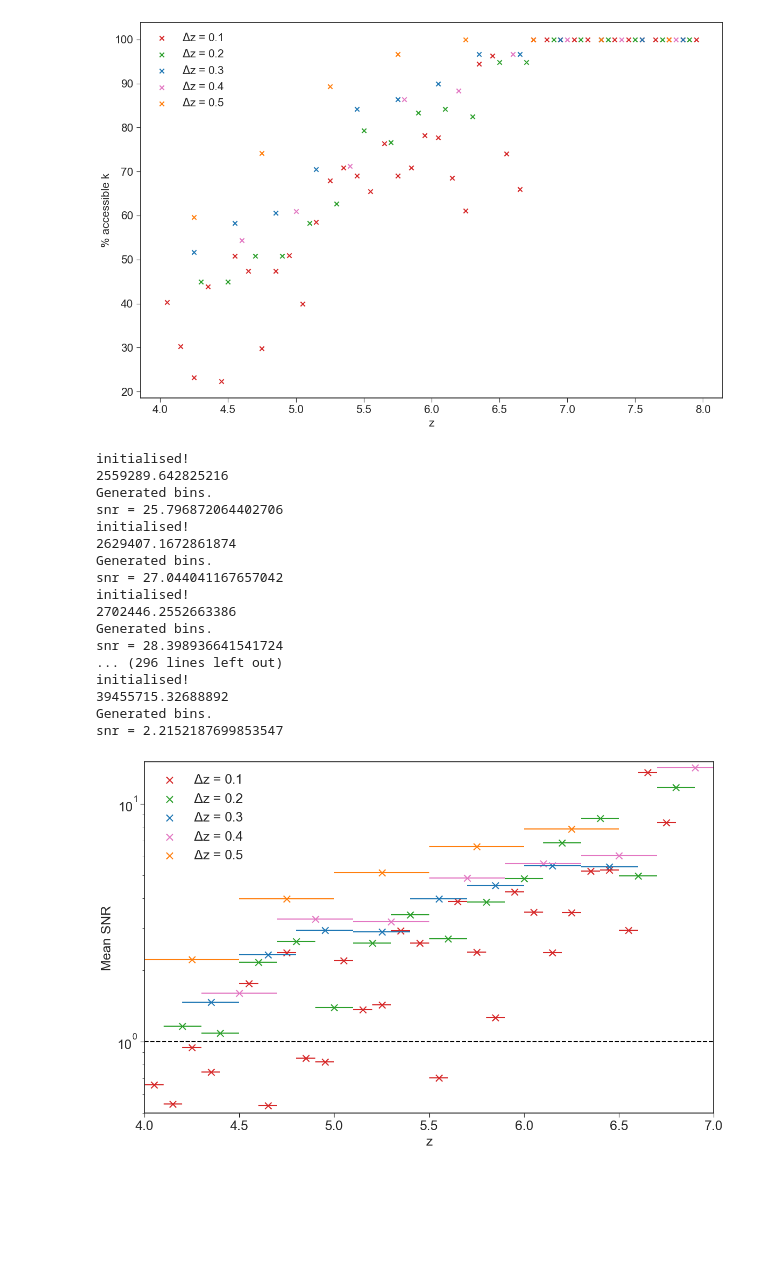
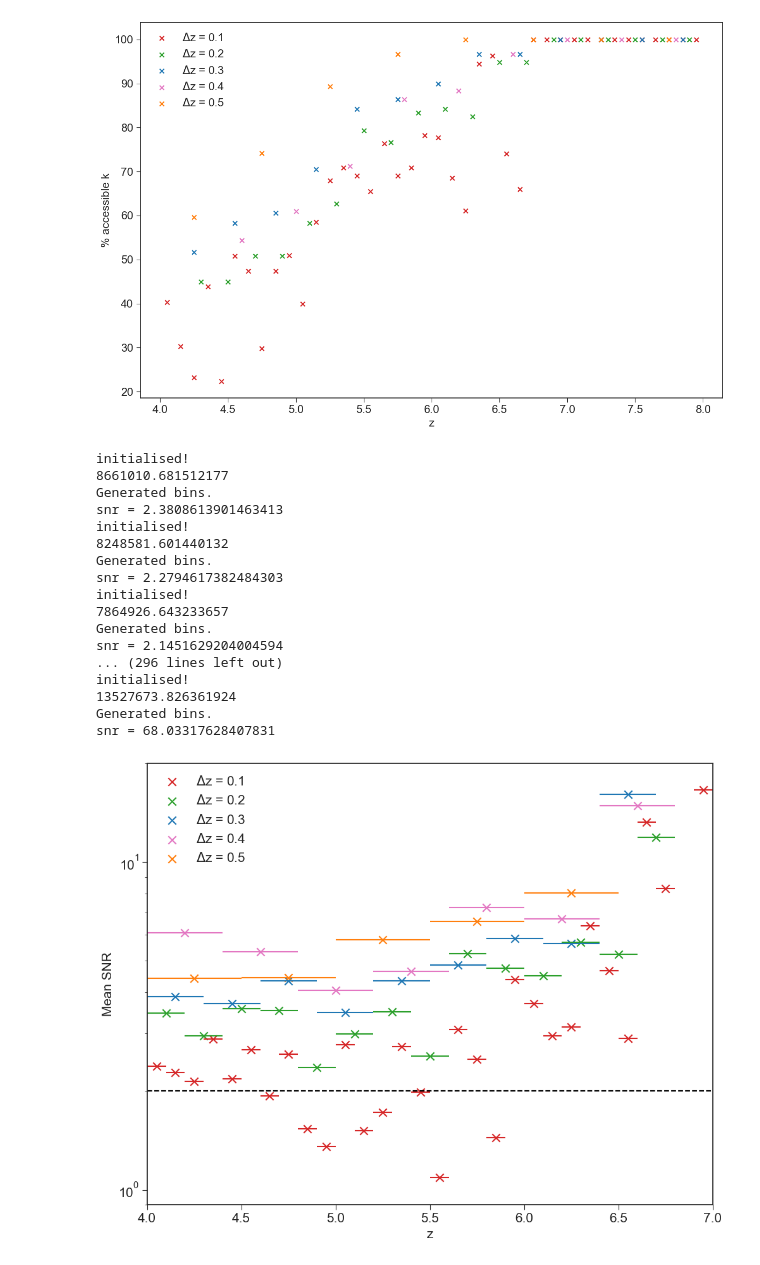
Before and after one commit to raxquax123/postEoR, a Jupyter notebook: Notebooks/examples.ipynb, the cells around one changed output. Drawn from its saved outputs; the diff is of its cells as text; code cells hidden in the pictures; blank space fills up the shorter version.

Commit message:
adds correction factor, bug fixes to redshift binning

```diff
--- a/Notebooks/examples.ipynb
+++ b/Notebooks/examples.ipynb
@@ -662,11 +663,14 @@ import hickle as hkl
 import numpy as np
 import matplotlib.pyplot as plt
 import scipy.stats as stats
-from postEoR.tools import nu_21
+from postEoR.tools import nu_21, get_distance
 import postEoR.observations as obs
 from scipy.interpolate import make_interp_spline
+from postEoR.analysis import get_PS
 
-cone = hkl.load("cone_4_8_inhomo_recom_new.hkl")
+cone = hkl.load("../corrected_cone.hkl")
+plt.rcParams['figure.figsize'] = [10, 8]
+plt.rcParams.update({'font.size': 15})
 
 redshift_bins = [0.1, 0.2, 0.3, 0.4, 0.5]
 asurv = 100
@@ -674,20 +678,34 @@ tsurv = 5000
 fig, ax = plt.subplots(1, 1)
 ax.set_ylabel("Mean SNR")
 ax.set_xlabel("z")
-plt.rcParams['figure.figsize'] = [12, 8]
-plt.rcParams.update({'font.size': 18})
+
 colors = ["tab:red", "tab:green", "tab:blue", "tab:pink", "tab:orange"]
 labels = ["$\Delta$z = 0.1", "$\Delta$z = 0.2", "$\Delta$z = 0.3", "$\Delta$z = 0.4", "$\Delta$z = 0.5"]
 
+def z_to_index(cone, bin_width):
+    bin_edge=cone.z_end
+    z_bins=list([])
+    while bin_edge <= cone.z_start:
+        z_bins.append(bin_edge)
+        bin_edge += bin_width
+    dist_bins = list([])
+    for i in range(len(z_bins)):
+        dist_bins.append(get_distance(z_bins[i]))
+
+    start_dist = get_distance(cone.z_end)
+    indices = np.abs(np.round((np.asarray(dist_bins) - start_dist) / cone.cell_size, 0))
+
+    return indices
+
 for i in range(len(redshift_bins)):
     redshift_bin=redshift_bins[i]
-    indices = np.flip(z_to_index(cone, redshift_bin))
+    indices = z_to_index(cone, redshift_bin)
     redshifts = list([])
     percentages = list([])
     for frame in range(len(indices)-1):
         BT = cone.BT_field
-        BT = BT[:, :, int(indices[frame+1]):int(indices[frame])]
-        z = 7.5 - redshift_bin / 2 - redshift_bin*int(frame)
+        BT = BT[:, :, int(indices[frame]):int(indices[frame+1])]
+        z = cone.z_end + redshift_bin / 2 + redshift_bin*int(frame)
 
         AAstar = obs.SKA1LOW_AAstar(0)
         freq_bin = nu_21 / (z-0.5*redshift_bin) - nu_21 / (z+0.5*redshift_bin)
@@ -698,44 +716,44 @@ for i in range(len(redshift_bins)):
 
         new_k, plot1, error1 = get_PS(BT, cone.box_len, cone.HII_dim)
         size = np.size(plot1)
         new_k = new_k[error1>1e-11]
         plot1 = plot1[error1>1e-11]
         error1 = error1[error1>1e-11]
 
         yerr = error1 + noise(new_k)
         snr = plot1 / yerr
         percent = np.mean(snr)
         print("snr = " + str(percent))
         redshifts.append(z)
         percentages.append(percent)
     ax.scatter(redshifts, percentages, color=colors[i], marker="x", label=labels[i], s=80)
     ax.errorbar(redshifts, percentages, xerr=redshift_bin/2, linestyle="none", color=colors[i])
 fig.tight_layout()
 ax.set_yscale("log")
 ax.set_xlim(4, 7)
-ax.set_ylim(0.5, 15)
-ax.axhline(y=1, color="k", linestyle="--")
+ax.set_ylim(0.9, 20)
+ax.axhline(y=2, color="k", linestyle="--")
 ax.legend()
 plt.show()
 # %% [output]
 initialised!
-2559289.642825216
+8661010.681512177
 Generated bins.
-snr = 25.796872064402706
+snr = 2.3808613901463413
 initialised!
-2629407.1672861874
+8248581.601440132
 Generated bins.
-snr = 27.044041167657042
+snr = 2.2794617382484303
 initialised!
-2702446.2552663386
+7864926.643233657
 Generated bins.
-snr = 28.398936641541724
+snr = 2.1451629204004594
 ... (296 lines left out)
 initialised!
-39455715.32688892
+13527673.826361924
 Generated bins.
-snr = 2.2152187699853547
+snr = 68.03317628407831
-[figure, old version]
+[figure, new version]
 # %%
 import hickle as hkl
 import numpy as np
```
Also changed, not shown: parts of 2 cells of this notebook, 5 other files.
